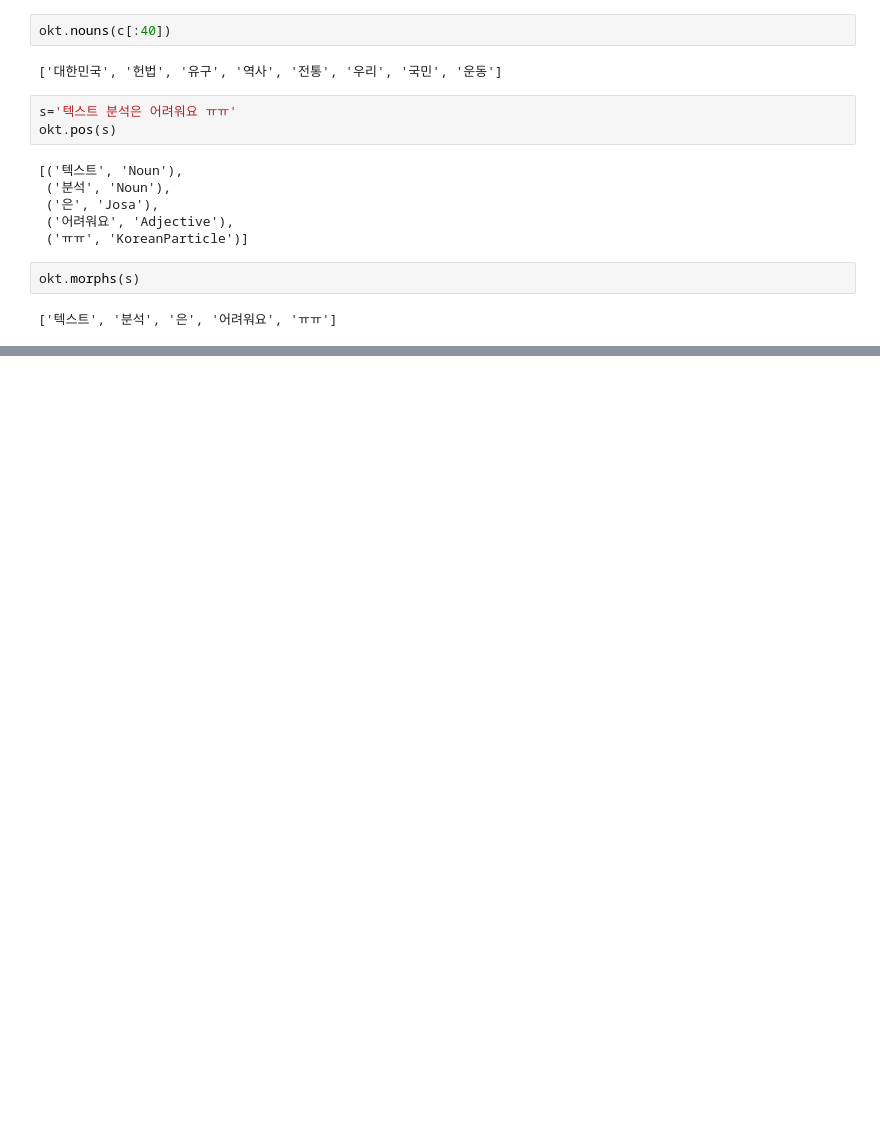
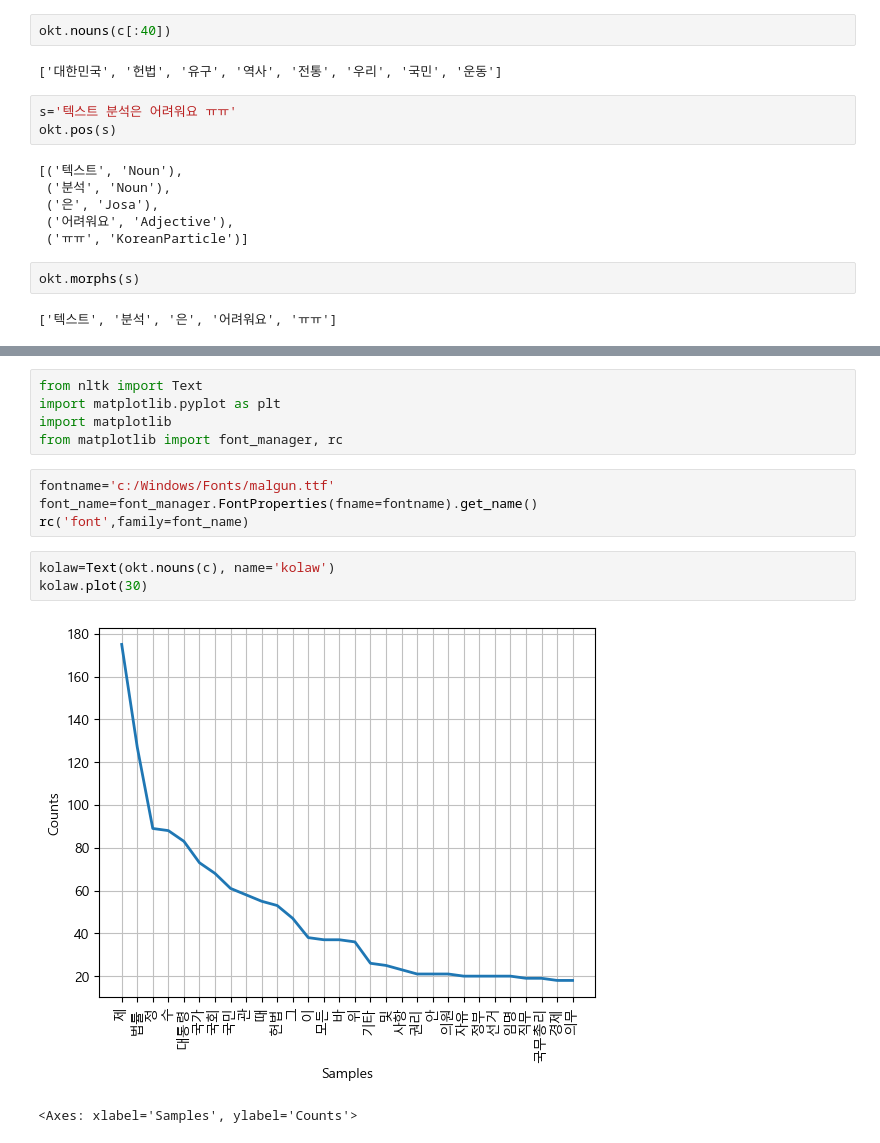
Before and after one commit to initbtn/BIGDATA_VISUALATION, a Jupyter notebook: konlpy_test1.ipynb, the cells around one changed output, grey strips where cells are left out. Drawn from its saved outputs; the diff is of its cells as text; blank space fills up the shorter version.

```diff
--- a/konlpy_test1.ipynb
+++ b/konlpy_test1.ipynb
@@ -135,0 +216,15 @@ okt.morphs(s)
+# %%
+from nltk import Text
+import matplotlib.pyplot as plt
+import matplotlib
+from matplotlib import font_manager, rc
+# %%
+fontname='c:/Windows/Fonts/malgun.ttf'
+font_name=font_manager.FontProperties(fname=fontname).get_name()
+rc('font',family=font_name)
+# %%
+kolaw=Text(okt.nouns(c), name='kolaw')
+kolaw.plot(30)
+# %% [output]
+[figure, added]
+<Axes: xlabel='Samples', ylabel='Counts'>
```
Also changed, not shown: parts of 14 cells of this notebook, 16 other files.
